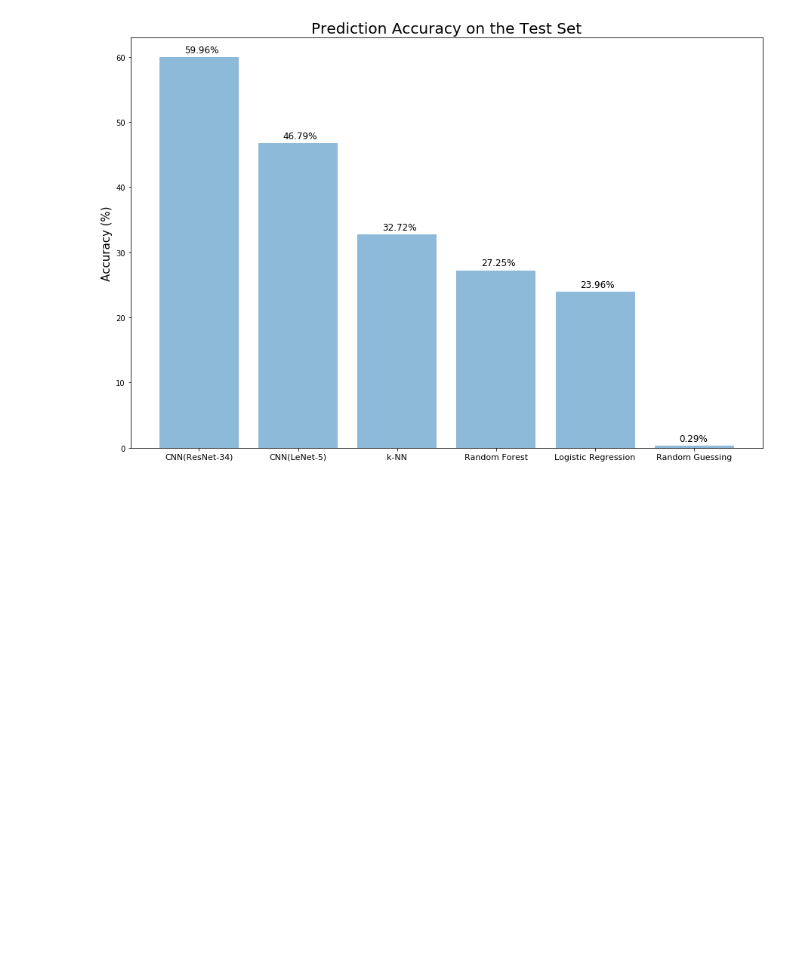
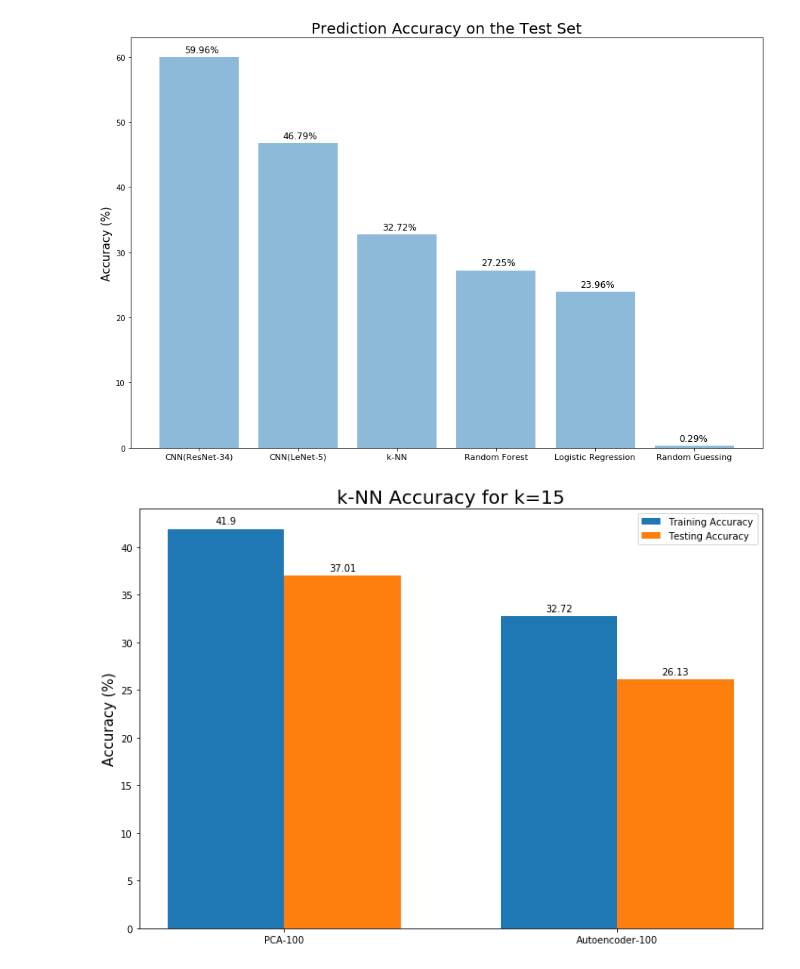
Before and after one commit to kennyjin/stat-479-project, a Jupyter notebook: Bar_Chart.ipynb, the cells around one changed output. Cells and saved outputs as stored; diff of their text form; code cells hidden in the pictures; blank space fills up the shorter version.

```diff
--- a/Bar_Chart.ipynb
+++ b/Bar_Chart.ipynb
@@ -18,3 +18,43 @@ for i, v in enumerate(accuracy):
 plt.show()
 # %% [output]
 [figure]
+# %%
+
+labels = ['PCA-100', 'Autoencoder-100']
+men_means = [41.90, 32.72]
+women_means = [37.01, 26.13]
+
+x = np.arange(len(labels))  # the label locations
+width = 0.35  # the width of the bars
+
+fig, ax = plt.subplots(figsize=[10, 7])
+rects1 = ax.bar(x - width/2, men_means, width, label='Training Accuracy')
+rects2 = ax.bar(x + width/2, women_means, width, label='Testing Accuracy')
+
+# Add some text for labels, title and custom x-axis tick labels, etc.
+ax.set_ylabel('Accuracy (%)', {'fontsize': 15})
+ax.set_title('k-NN Accuracy for k=15', {'fontsize': 20})
+ax.set_xticks(x)
+ax.set_xticklabels(labels)
+ax.legend()
+
+
+def autolabel(rects):
+    """Attach a text label above each bar in *rects*, displaying its height."""
+    for rect in rects:
+        height = rect.get_height()
+        ax.annotate('{}'.format(height),
+                    xy=(rect.get_x() + rect.get_width() / 2, height),
+                    xytext=(0, 3),  # 3 points vertical offset
+                    textcoords="offset points",
+                    ha='center', va='bottom')
+
+
+autolabel(rects1)
+autolabel(rects2)
+
+fig.tight_layout()
+
+plt.show()
+# %% [output]
+[figure, added]
```
